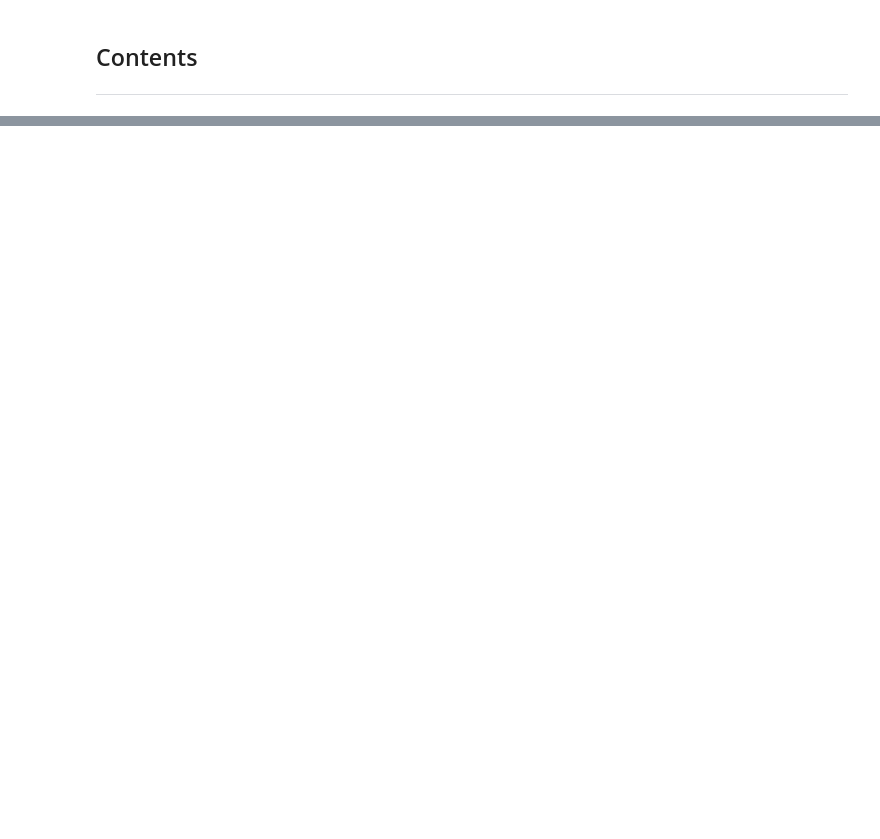
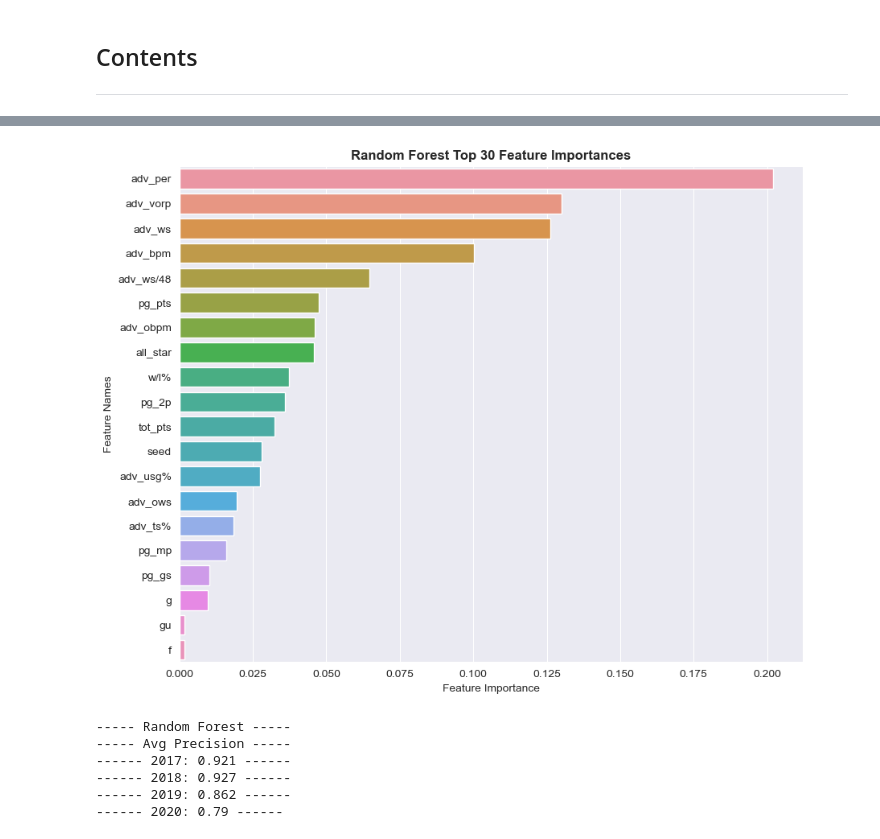
Before and after one commit to farahmalik11/DSI508_Capstone, a Jupyter notebook: code/04_Data_Modeling_I.ipynb, the cells around one changed output, grey strips where cells are left out. Cells and saved outputs as stored; diff of their text form; code cells hidden in the pictures; blank space fills up the shorter version.

```diff
--- a/code/04_Data_Modeling_I.ipynb
+++ b/code/04_Data_Modeling_I.ipynb
@@ -164,0 +394,11 @@ print('Best Params:', rs_svc.best_params_)
+# %%
+best_estimator = gs_rf.best_estimator_
+random_forest = best_estimator.named_steps['rf']
+feature_importances = random_forest.feature_importances_
+best_preprocessor = best_estimator.named_steps['sc']
+
+feature_names = best_preprocessor.get_feature_names_out()
+feature_names_list = list(feature_names)
+
+print(feature_names)
+print(feature_importances)
@@ -164,0 +413,32 @@ print('Best Params:', rs_svc.best_params_)
+# %%
+fi = pd.DataFrame({'feature_names':feature_names,
+                   'feature_importance': feature_importances})
+
+#Sort by creasing feature importance
+fi.sort_values(by=['feature_importance'], ascending=False,inplace=True)
+fi2 = fi.reset_index().drop(columns = ['index']).head(30)
+# %%
+#Sort the DataFrame by descending
+plt.figure(figsize=(10,8))
+sns.barplot(x=fi2['feature_importance'], y=fi2['feature_names'])
+plt.title('Random Forest Top 30 Feature Importances', fontweight='bold')
+plt.xlabel('Feature Importance')
+plt.ylabel('Feature Names');
+
+plt.savefig('../images/Feature_Importances_RF.png', dpi=192, bbox_inches='tight');
+# %% [output]
+[figure, added]
+# %%
+print(f'----- {b1}Random Forest{b0} -----')
+print(f'----- {b1}Avg Precision{b0} -----')
+print(f'------ 2017: {round(find_avgprec(preds_rf, 2017),3)} ------')
+print(f'------ 2018: {round(find_avgprec(preds_rf, 2018),3)} ------')
+print(f'------ 2019: {round(find_avgprec(preds_rf, 2019),3)} ------')
+print(f'------ 2020: {round(find_avgprec(preds_rf, 2020),3)} ------')
+# %% [output]
+----- Random Forest -----
+----- Avg Precision -----
+------ 2017: 0.921 ------
+------ 2018: 0.927 ------
+------ 2019: 0.862 ------
+------ 2020: 0.79 ------
```
Also changed, not shown: parts of 124 cells of this notebook, 14 other files.
